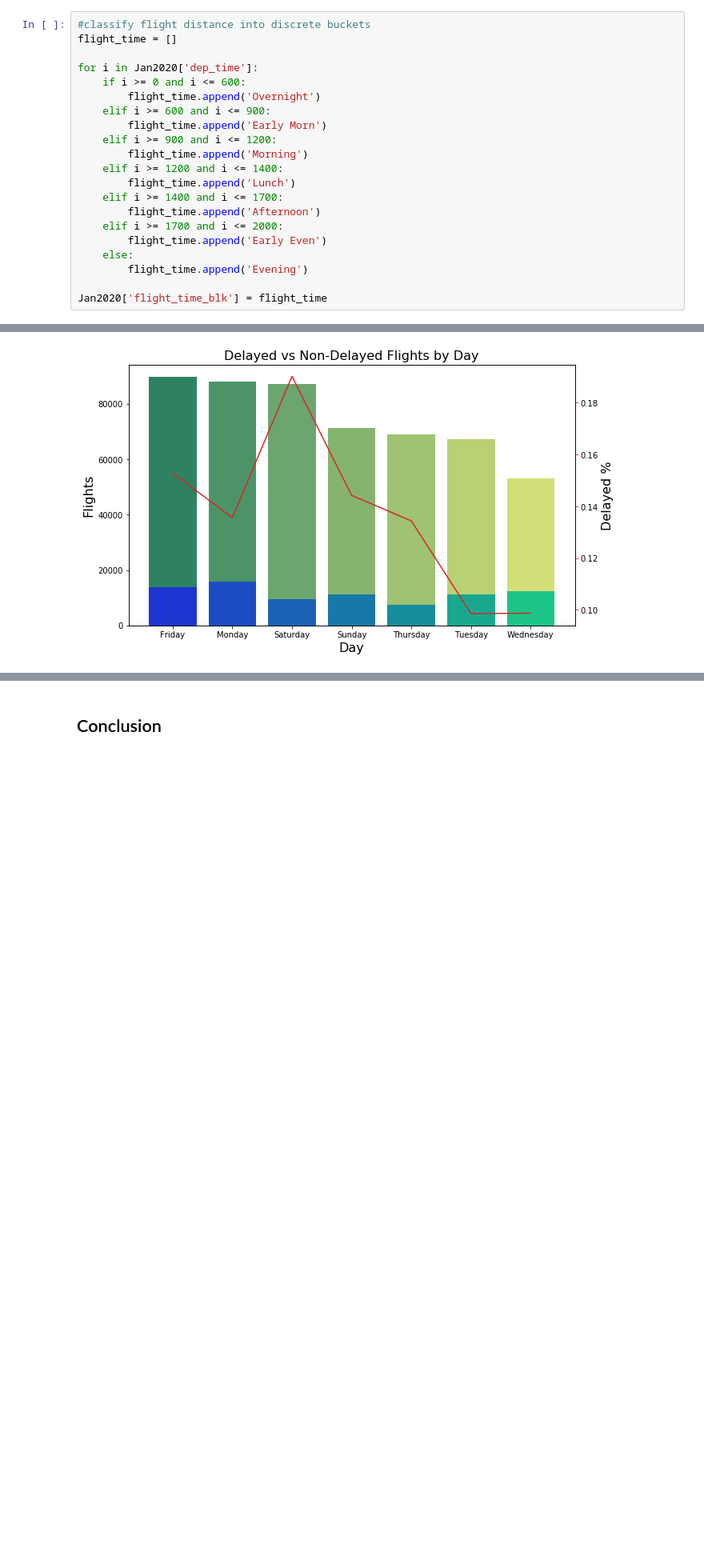
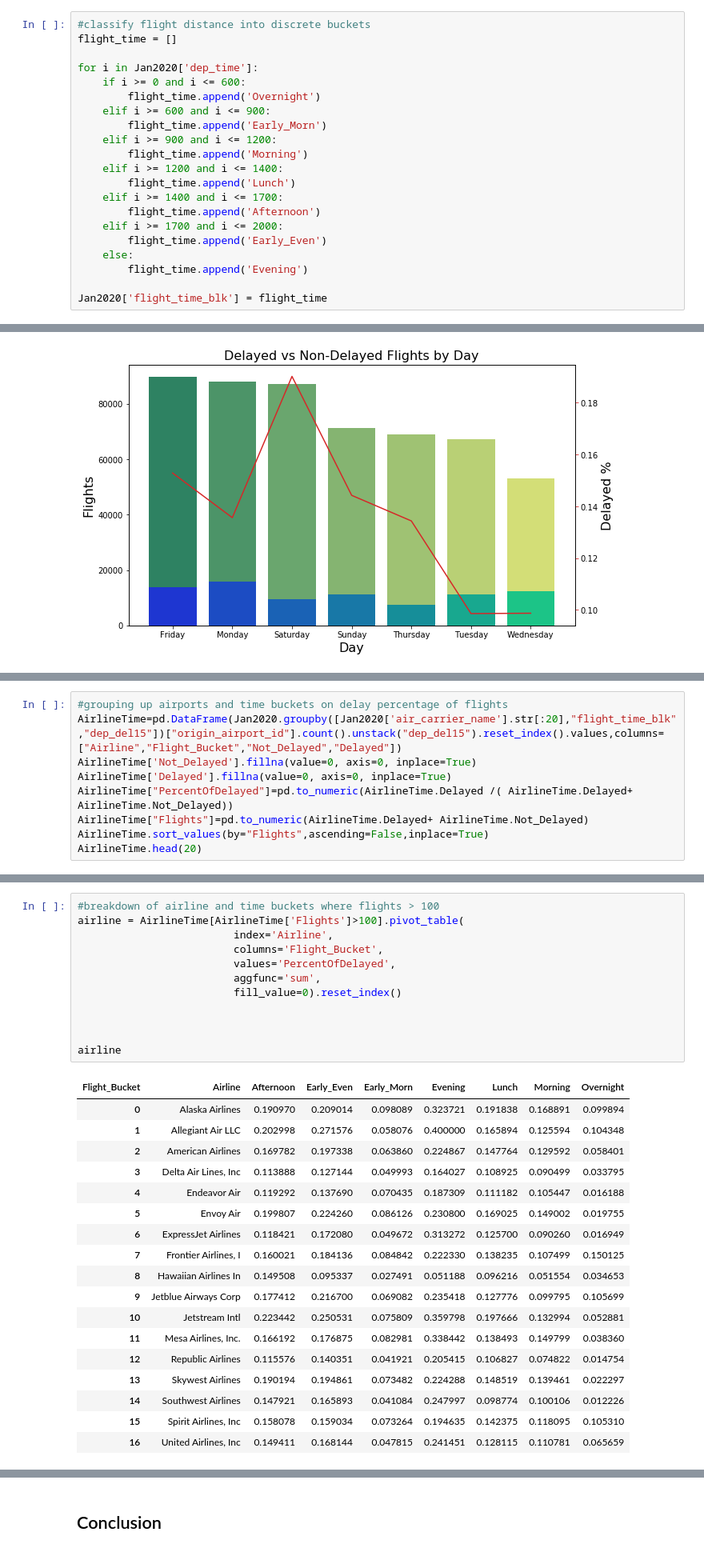
Before and after one commit to mattydeane74/Python-DA-Course, a Jupyter notebook: Lesson_6/Airlines_delay.ipynb, the cells around one changed output, grey strips where cells are left out. Shown at 80% size. Saved outputs shown, nothing was run; the diff lists cells and outputs as text; blank space fills up the shorter version.

```diff
--- a/Lesson_6/Airlines_delay.ipynb
+++ b/Lesson_6/Airlines_delay.ipynb
@@ -495,7 +495,7 @@ for i in Jan2020['dep_time']:
     if i >= 0 and i <= 600:
         flight_time.append('Overnight')
     elif i >= 600 and i <= 900:
-        flight_time.append('Early Morn')
+        flight_time.append('Early_Morn')
     elif i >= 900 and i <= 1200:
         flight_time.append('Morning')
     elif i >= 1200 and i <= 1400:
@@ -503,7 +503,7 @@ for i in Jan2020['dep_time']:
     elif i >= 1400 and i <= 1700:
         flight_time.append('Afternoon')
     elif i >= 1700 and i <= 2000:
-        flight_time.append('Early Even')
+        flight_time.append('Early_Even')
     else:
         flight_time.append('Evening')
 
@@ -803,0 +942,9 @@ plt.show()
+# %%
+#grouping up airports and time buckets on delay percentage of flights
+AirlineTime=pd.DataFrame(Jan2020.groupby([Jan2020['air_carrier_name'].str[:20],"flight_time_blk","dep_del15"])["origin_airport_id"].count().unstack("dep_del15").reset_index().values,columns=["Airline","Flight_Bucket","Not_Delayed","Delayed"])
+AirlineTime['Not_Delayed'].fillna(value=0, axis=0, inplace=True)
+AirlineTime['Delayed'].fillna(value=0, axis=0, inplace=True)
+AirlineTime["PercentOfDelayed"]=pd.to_numeric(AirlineTime.Delayed /( AirlineTime.Delayed+ AirlineTime.Not_Delayed))
+AirlineTime["Flights"]=pd.to_numeric(AirlineTime.Delayed+ AirlineTime.Not_Delayed)
+AirlineTime.sort_values(by="Flights",ascending=False,inplace=True)
+AirlineTime.head(20)
@@ -803,0 +969,31 @@ plt.show()
+# %%
+#breakdown of airline and time buckets where flights > 100
+airline = AirlineTime[AirlineTime['Flights']>100].pivot_table(
+                         index='Airline',
+                         columns='Flight_Bucket',
+                         values='PercentOfDelayed',
+                         aggfunc='sum',
+                         fill_value=0).reset_index()
+
+
+
+airline
+# %% [output]
+| Flight_Bucket | Airline | Afternoon | Early_Even | Early_Morn | Evening | Lunch | Morning | Overnight |
+| 0 | Alaska Airlines | 0.190970 | 0.209014 | 0.098089 | 0.323721 | 0.191838 | 0.168891 | 0.099894 |
+| 1 | Allegiant Air LLC | 0.202998 | 0.271576 | 0.058076 | 0.400000 | 0.165894 | 0.125594 | 0.104348 |
+| 2 | American Airlines | 0.169782 | 0.197338 | 0.063860 | 0.224867 | 0.147764 | 0.129592 | 0.058401 |
+| 3 | Delta Air Lines, Inc | 0.113888 | 0.127144 | 0.049993 | 0.164027 | 0.108925 | 0.090499 | 0.033795 |
+| 4 | Endeavor Air | 0.119292 | 0.137690 | 0.070435 | 0.187309 | 0.111182 | 0.105447 | 0.016188 |
+| 5 | Envoy Air | 0.199807 | 0.224260 | 0.086126 | 0.230800 | 0.169025 | 0.149002 | 0.019755 |
+| 6 | ExpressJet Airlines | 0.118421 | 0.172080 | 0.049672 | 0.313272 | 0.125700 | 0.090260 | 0.016949 |
+| 7 | Frontier Airlines, I | 0.160021 | 0.184136 | 0.084842 | 0.222330 | 0.138235 | 0.107499 | 0.150125 |
+| 8 | Hawaiian Airlines In | 0.149508 | 0.095337 | 0.027491 | 0.051188 | 0.096216 | 0.051554 | 0.034653 |
+| 9 | Jetblue Airways Corp | 0.177412 | 0.216700 | 0.069082 | 0.235418 | 0.127776 | 0.099795 | 0.105699 |
+| 10 | Jetstream Intl | 0.223442 | 0.250531 | 0.075809 | 0.359798 | 0.197666 | 0.132994 | 0.052881 |
+| 11 | Mesa Airlines, Inc. | 0.166192 | 0.176875 | 0.082981 | 0.338442 | 0.138493 | 0.149799 | 0.038360 |
+| 12 | Republic Airlines | 0.115576 | 0.140351 | 0.041921 | 0.205415 | 0.106827 | 0.074822 | 0.014754 |
+| 13 | Skywest Airlines | 0.190194 | 0.194861 | 0.073482 | 0.224288 | 0.148519 | 0.139461 | 0.022297 |
+| 14 | Southwest Airlines | 0.147921 | 0.165893 | 0.041084 | 0.247997 | 0.098774 | 0.100106 | 0.012226 |
+| 15 | Spirit Airlines, Inc | 0.158078 | 0.159034 | 0.073264 | 0.194635 | 0.142375 | 0.118095 | 0.105310 |
+| 16 | United Airlines, Inc | 0.149411 | 0.168144 | 0.047815 | 0.241451 | 0.128115 | 0.110781 | 0.065659 |
```
Also changed, not shown: parts of 24 cells of this notebook, 1 other file.
